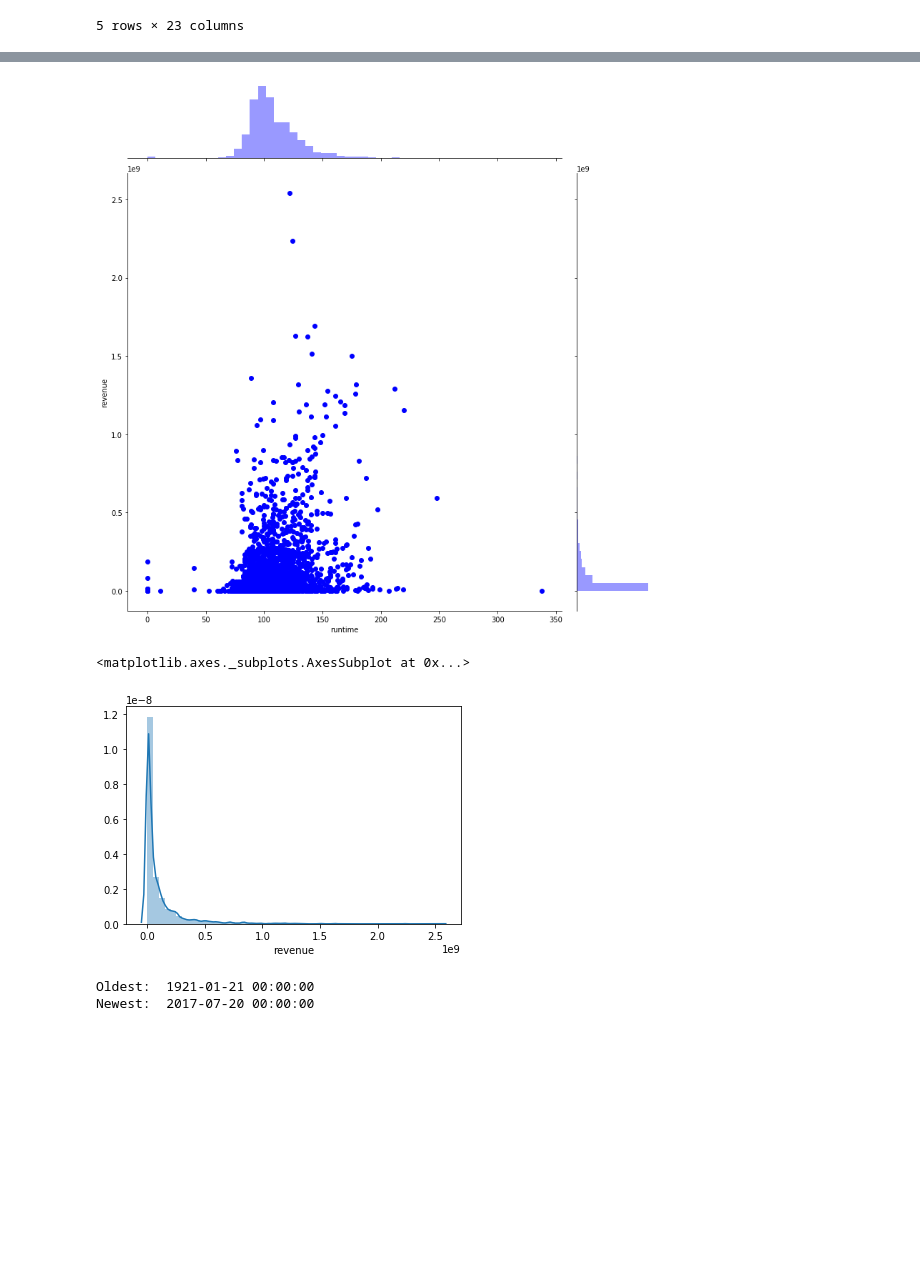
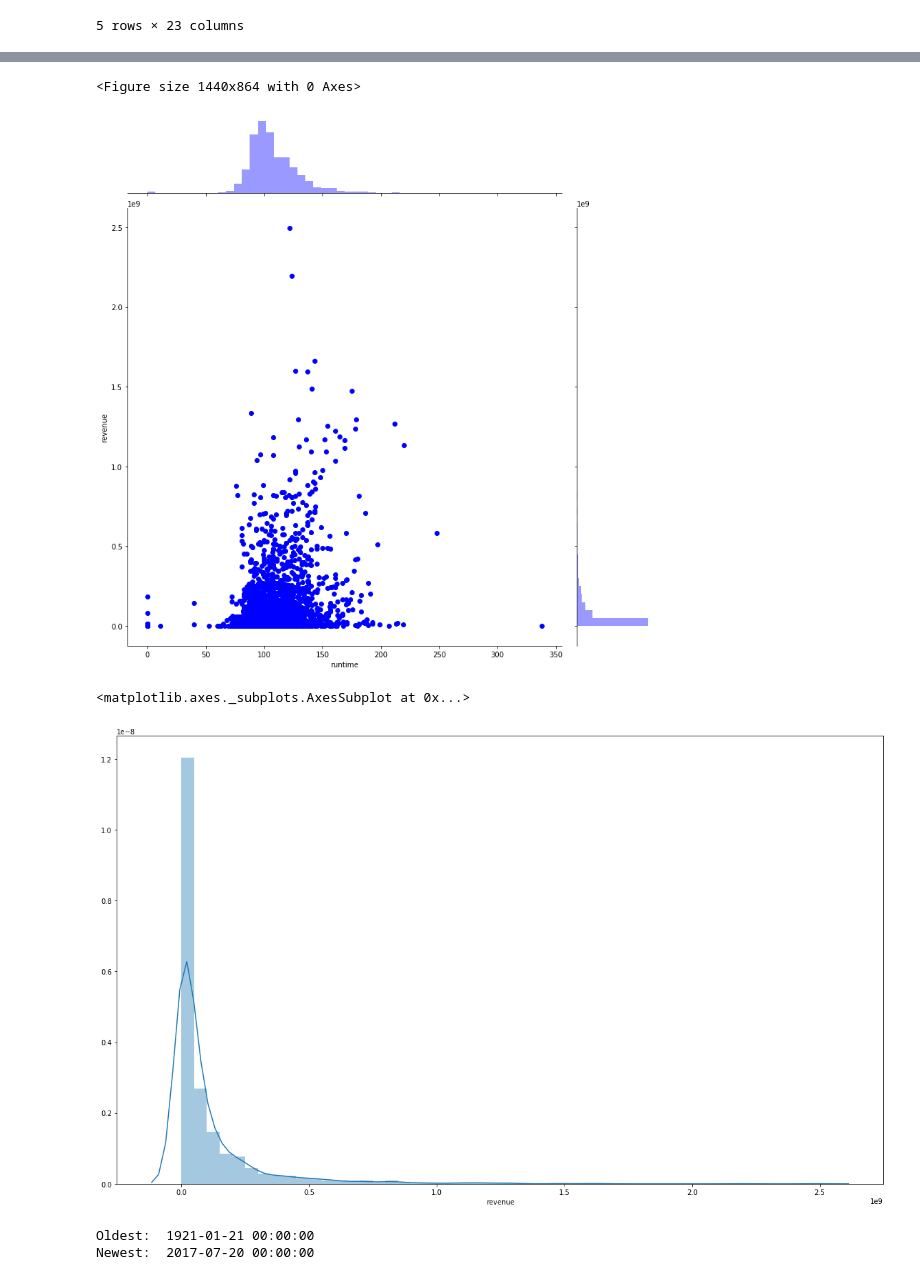
Before and after one commit to kamildoleglo/data-mining-box-office, a Jupyter notebook: ED.ipynb, the cells around one changed output, grey strips where cells are left out. Cells and saved outputs as stored; diff of their text form; code cells hidden in the pictures; blank space fills up the shorter version.

Commit message:
Add charts, bug fixes

```diff
--- a/ED.ipynb
+++ b/ED.ipynb
@@ -118,13 +122,16 @@ plt.show()
 # %%
+plt.figure(figsize=(20,12))
 sns.jointplot(x="runtime", y="revenue", data=dataset, height=11, color="b")
 plt.show()
 # %% [output]
+<Figure size 1440x864 with 0 Axes>
-[figure, old version]
+[figure, new version]
 # %%
+plt.figure(figsize=(20,12))
 sns.distplot(dataset.revenue)
 # %% [output]
 <matplotlib.axes._subplots.AxesSubplot at 0x...>
-[figure, old version]
+[figure, new version]
 # %%
 print("Oldest: ", dataset["release_date"].min())
 print("Newest: ", dataset["release_date"].max())
```
Also changed, not shown: parts of 10 cells of this notebook, 1 other file.
